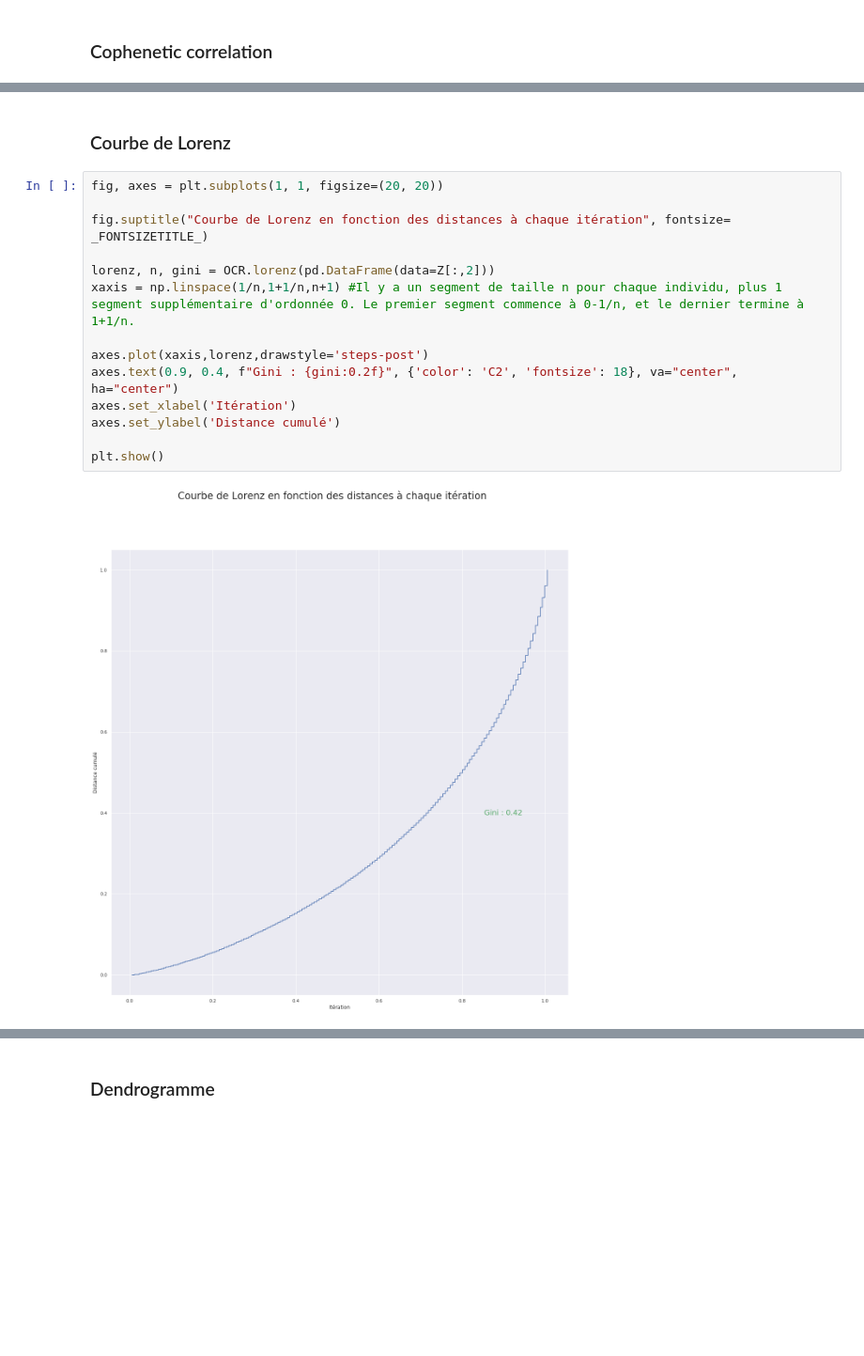
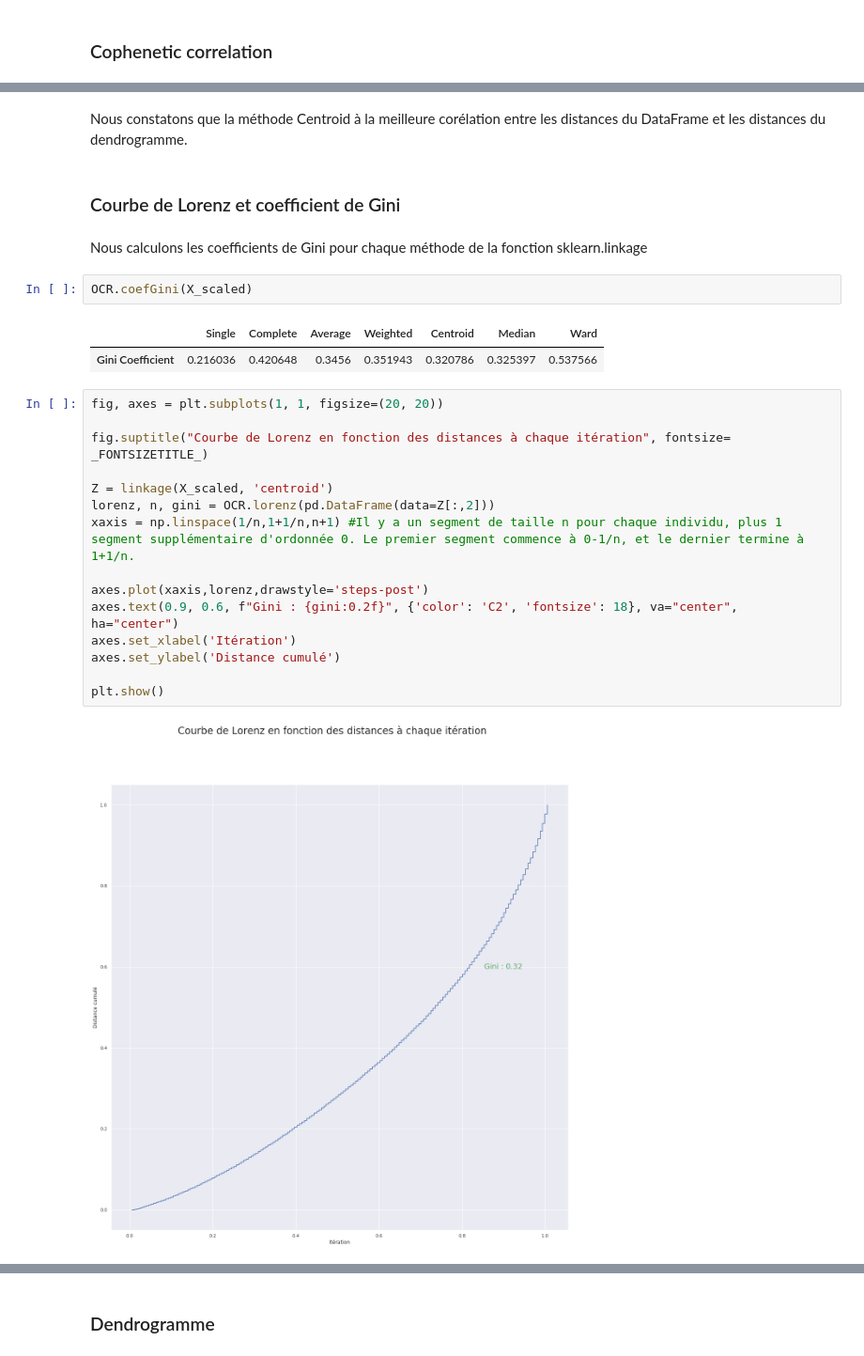
Before and after one commit to FranckDELRUE/FranckDELRUE-OCR-Project-5-DAn-Python, a Jupyter notebook: P5_02_Code.ipynb, the cells around one changed output, grey strips where cells are left out. Shown at 94% size. Saved outputs shown, nothing was run; the diff lists cells and outputs as text; blank space fills up the shorter version.

```diff
--- a/P5_02_Code.ipynb
+++ b/P5_02_Code.ipynb
@@ -153,18 +141,28 @@ pour tous points i dans le cluster u et j dans le cluster v. il est également c
+# %% [markdown]
+Nous constatons que la méthode Centroid à la meilleure corélation entre les distances du DataFrame et les distances du dendrogramme.
 # %% [markdown]
-### Courbe de Lorenz
+### Courbe de Lorenz et coefficient de Gini
+# %% [markdown]
+Nous calculons les coefficients de Gini pour chaque méthode de la fonction sklearn.linkage
+# %%
+OCR.coefGini(X_scaled)
+# %% [output]
+|  | Single | Complete | Average | Weighted | Centroid | Median | Ward |
+| Gini Coefficient | 0.216036 | 0.420648 | 0.3456 | 0.351943 | 0.320786 | 0.325397 | 0.537566 |
 # %%
 fig, axes = plt.subplots(1, 1, figsize=(20, 20))
 
 fig.suptitle("Courbe de Lorenz en fonction des distances à chaque itération", fontsize= _FONTSIZETITLE_)
 
+Z = linkage(X_scaled, 'centroid')
 lorenz, n, gini = OCR.lorenz(pd.DataFrame(data=Z[:,2]))
 xaxis = np.linspace(1/n,1+1/n,n+1) #Il y a un segment de taille n pour chaque individu, plus 1 segment supplémentaire d'ordonnée 0. Le premier segment commence à 0-1/n, et le dernier termine à 1+1/n.
 
 axes.plot(xaxis,lorenz,drawstyle='steps-post')
-axes.text(0.9, 0.4, f"Gini : {gini:0.2f}", {'color': 'C2', 'fontsize': 18}, va="center", ha="center")
+axes.text(0.9, 0.6, f"Gini : {gini:0.2f}", {'color': 'C2', 'fontsize': 18}, va="center", ha="center")
 axes.set_xlabel('Itération')
 axes.set_ylabel('Distance cumulé')
 
 plt.show()
 # %% [output]
-[figure, old version]
+[figure, new version]
```
Also changed, not shown: parts of 40 cells of this notebook, 1 other file.
